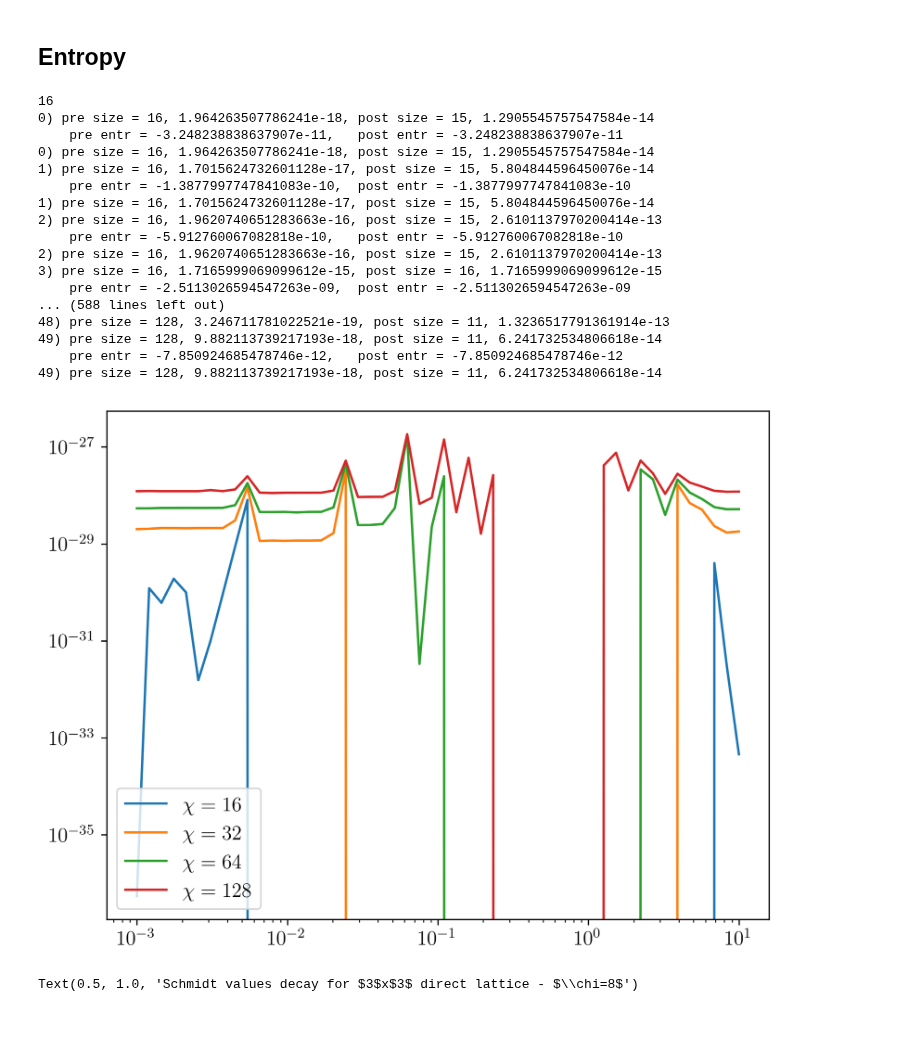
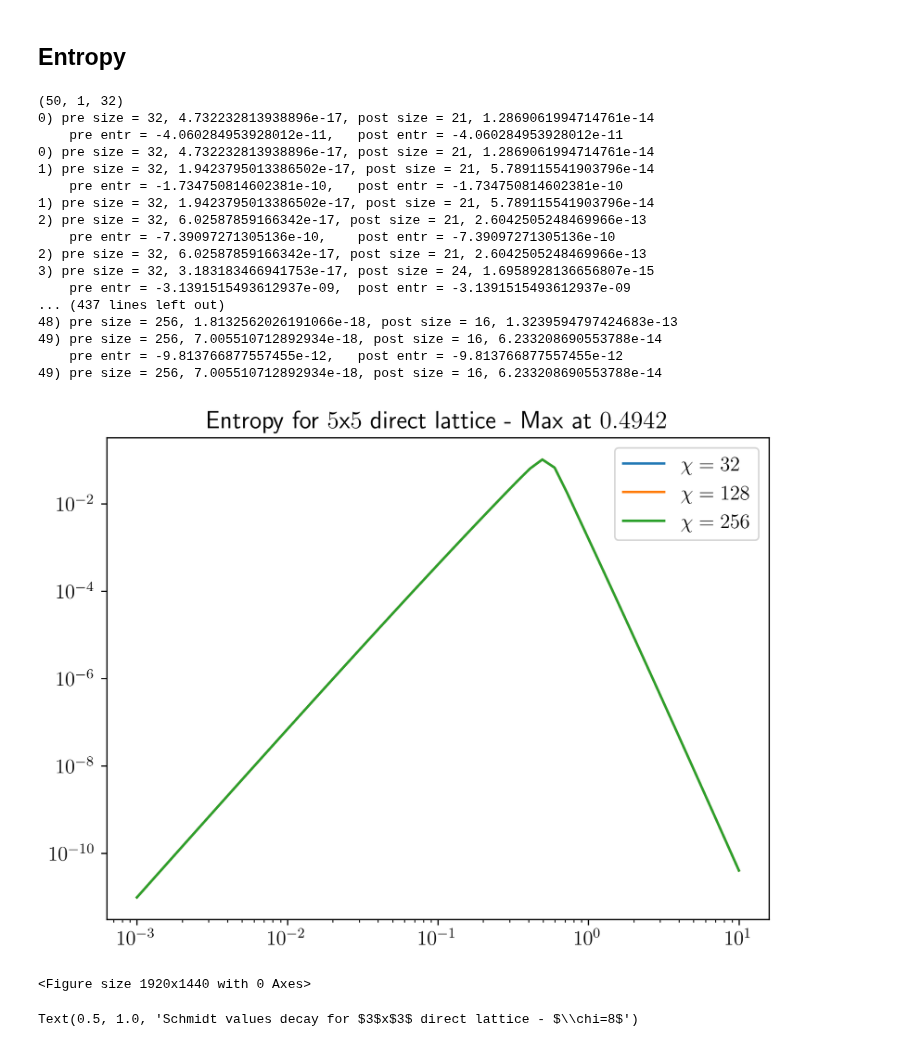
Before and after one commit to Fradm98/qs-mps, a Jupyter notebook: src/qs_mps/applications/Z2/check_schmidt_vals.ipynb, the cells around one changed output. Cells and saved outputs as stored; diff of their text form; code cells hidden in the pictures.

Commit message:
check energies and schmidt values

```diff
--- a/src/qs_mps/applications/Z2/check_schmidt_vals.ipynb
+++ b/src/qs_mps/applications/Z2/check_schmidt_vals.ipynb
@@ -172,67 +172,75 @@ fig.colorbar(matshow1, ax=axs[1], shrink=0.4)
 ## Entropy
 # %%
 parent_path="/Users/fradm98/Google Drive/My Drive/projects/1_Z2"
-l = 4
-L = 5
+l = 5
+L = 6
 h_i = 1.0
 h_f = -3.0
-sector = "vacuum_sector"
+cx = None
+cy = None
+if cx == None:
+    sector = "vacuum_sector"
+else:
+    sector = f"{len(cx)}_particle(s)_sector"
 npoints = 50
-chis = [16,32,64,128]
+chis = [32,128,256]
 threshold = 1e-15
 for chi, entropy in zip(chis, entropy_chi):
-    print(chi)
-    sm_h = np.load(f"{parent_path}/results/entropy_data/2_schmidt_vals_Z2_dual_direct_lattice_{l}x{L-1}_{sector}_None-None_h_{h_i}-{h_f}_delta_{npoints}_chi_{chi}.npy", allow_pickle=True)
-    sm_h = sm_h.reshape((npoints, chi))
+    sm_h = np.load(f"{parent_path}/results/entropy_data/{L//2}_schmidt_vals_Z2_dual_direct_lattice_{l}x{L-1}_{sector}_None-None_h_{h_i}-{h_f}_delta_{npoints}_chi_{chi}.npy", allow_pickle=True)
+    print(sm_h.shape)
+    sm_h = sm_h.reshape((npoints, sm_h.shape[-1]))
     entr_h = []
     for i, sm in enumerate(sm_h):
         pre_sm = sm
         post_sm = sm[sm > threshold].copy()
         print(f"{i}) pre size = {len(pre_sm)}, {pre_sm[-1]}, post size = {len(post_sm)}, {post_sm[-1]}")
         # pre_entr = - np.sum( pre_sm**2 * np.log(pre_sm**2))
         pre_entr = sum([ x**2 * np.log(x**2) for x in pre_sm])
         post_entr = sum([ x**2 * np.log(x**2) for x in post_sm])
-        # entr_h.append(-post_entr)
+        entr_h.append(-post_entr)
         # post_entr = - np.sum( post_sm**2 * np.log(post_sm**2))
         print(f"    pre entr = {pre_entr},\t post entr = {post_entr}")
         print(f"{i}) pre size = {len(pre_sm)}, {pre_sm[-1]}, post size = {len(post_sm)}, {post_sm[-1]}")
 
-        sm = sm[sm < threshold]
-        entr_res = von_neumann_entropy(sm)
-        entr_h.append(entr_res)
+        # sm = sm[sm < threshold]
+        # entr_res = von_neumann_entropy(sm)
+        # entr_h.append(entr_res)
     #     prob = np.sum(sm**2)
     #     print("pre", len(sm), sm[-1], prob)
     #     sm = sm[sm > threshold]
     #     prob = np.sum(sm**2)
     #     print("post", len(sm), sm[-1], prob)
     #     entr = von_neumann_entropy(sm)
     #     entr_h.append(entr)
     plt.plot(hs, entr_h, label=f"$\chi={chi}$")
 
 
 plt.legend()
+plt.title(f"Entropy for ${l}$x${L-1}$ direct lattice - Max at ${round(hs[np.argmax(entr_h)],4)}$")
 plt.xscale('log')
 plt.yscale('log')
 plt.show()
+plt.savefig(f"{parent_path}/figures/entropy/{L//2}_bond_entropy_Z2_dual_direct_lattice_{l}x{L-1}_{sector}_{cx}-{cy}_h_{h_i}-{h_f}_delta_{npoints}_chi_{chi}.png")
 # %% [output]
-16
-0) pre size = 16, 1.964263507786241e-18, post size = 15, 1.2905545757547584e-14
-    pre entr = -3.248238838637907e-11,   post entr = -3.248238838637907e-11
-0) pre size = 16, 1.964263507786241e-18, post size = 15, 1.2905545757547584e-14
-1) pre size = 16, 1.7015624732601128e-17, post size = 15, 5.804844596450076e-14
-    pre entr = -1.3877997747841083e-10,  post entr = -1.3877997747841083e-10
-1) pre size = 16, 1.7015624732601128e-17, post size = 15, 5.804844596450076e-14
-2) pre size = 16, 1.9620740651283663e-16, post size = 15, 2.6101137970200414e-13
-    pre entr = -5.912760067082818e-10,   post entr = -5.912760067082818e-10
-2) pre size = 16, 1.9620740651283663e-16, post size = 15, 2.6101137970200414e-13
-3) pre size = 16, 1.7165999069099612e-15, post size = 16, 1.7165999069099612e-15
-    pre entr = -2.5113026594547263e-09,  post entr = -2.5113026594547263e-09
-... (588 lines left out)
-48) pre size = 128, 3.246711781022521e-19, post size = 11, 1.3236517791361914e-13
-49) pre size = 128, 9.882113739217193e-18, post size = 11, 6.241732534806618e-14
-    pre entr = -7.850924685478746e-12,   post entr = -7.850924685478746e-12
-49) pre size = 128, 9.882113739217193e-18, post size = 11, 6.241732534806618e-14
+(50, 1, 32)
+0) pre size = 32, 4.732232813938896e-17, post size = 21, 1.2869061994714761e-14
+    pre entr = -4.060284953928012e-11,   post entr = -4.060284953928012e-11
+0) pre size = 32, 4.732232813938896e-17, post size = 21, 1.2869061994714761e-14
+1) pre size = 32, 1.9423795013386502e-17, post size = 21, 5.789115541903796e-14
+    pre entr = -1.734750814602381e-10,   post entr = -1.734750814602381e-10
+1) pre size = 32, 1.9423795013386502e-17, post size = 21, 5.789115541903796e-14
+2) pre size = 32, 6.02587859166342e-17, post size = 21, 2.6042505248469966e-13
+    pre entr = -7.39097271305136e-10,    post entr = -7.39097271305136e-10
+2) pre size = 32, 6.02587859166342e-17, post size = 21, 2.6042505248469966e-13
+3) pre size = 32, 3.183183466941753e-17, post size = 24, 1.6958928136656807e-15
+    pre entr = -3.1391515493612937e-09,  post entr = -3.1391515493612937e-09
+... (437 lines left out)
+48) pre size = 256, 1.8132562026191066e-18, post size = 16, 1.3239594797424683e-13
+49) pre size = 256, 7.005510712892934e-18, post size = 16, 6.233208690553788e-14
+    pre entr = -9.813766877557455e-12,   post entr = -9.813766877557455e-12
+49) pre size = 256, 7.005510712892934e-18, post size = 16, 6.233208690553788e-14
-[figure, old version]
+[figure, new version]
+<Figure size 1920x1440 with 0 Axes>
 # %%
 # let us retrieve the schmidt values from the tensors
 hs = np.logspace(1,-3,50)
```
Also changed, not shown: parts of 2 cells of this notebook, 1 other file.
